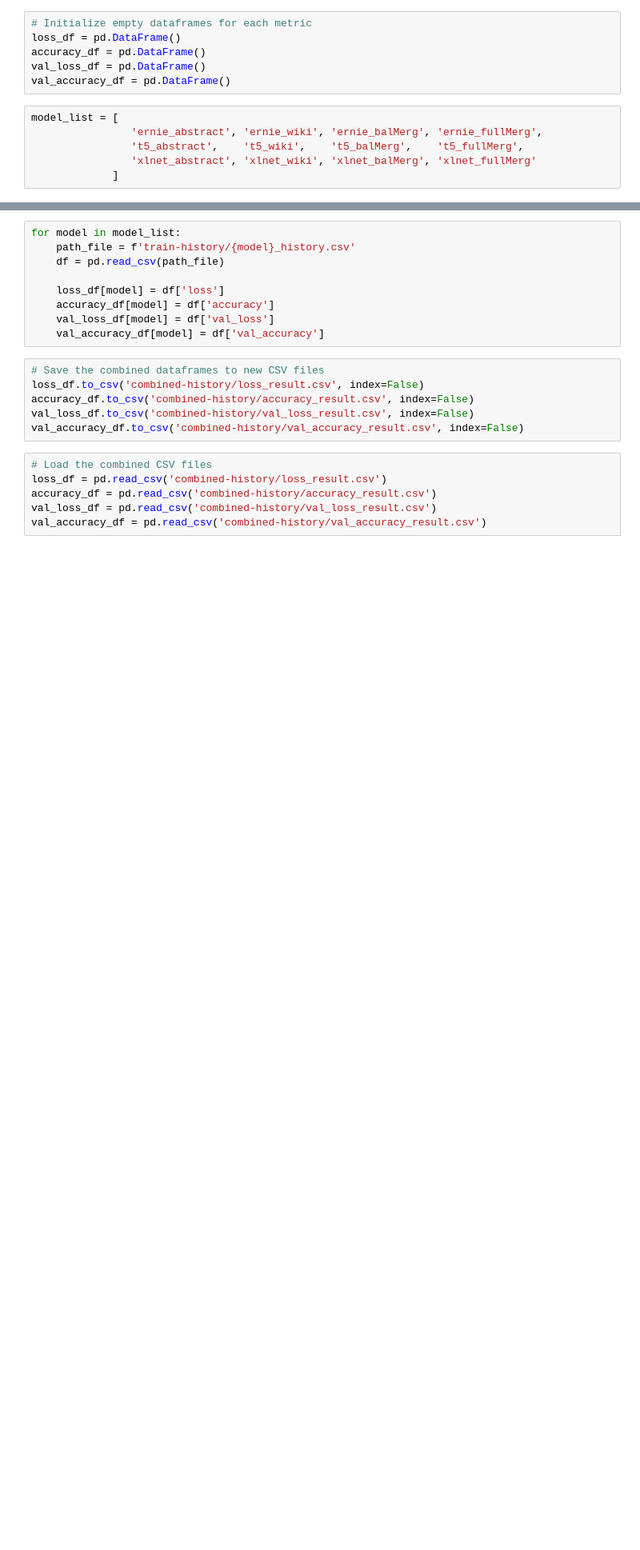
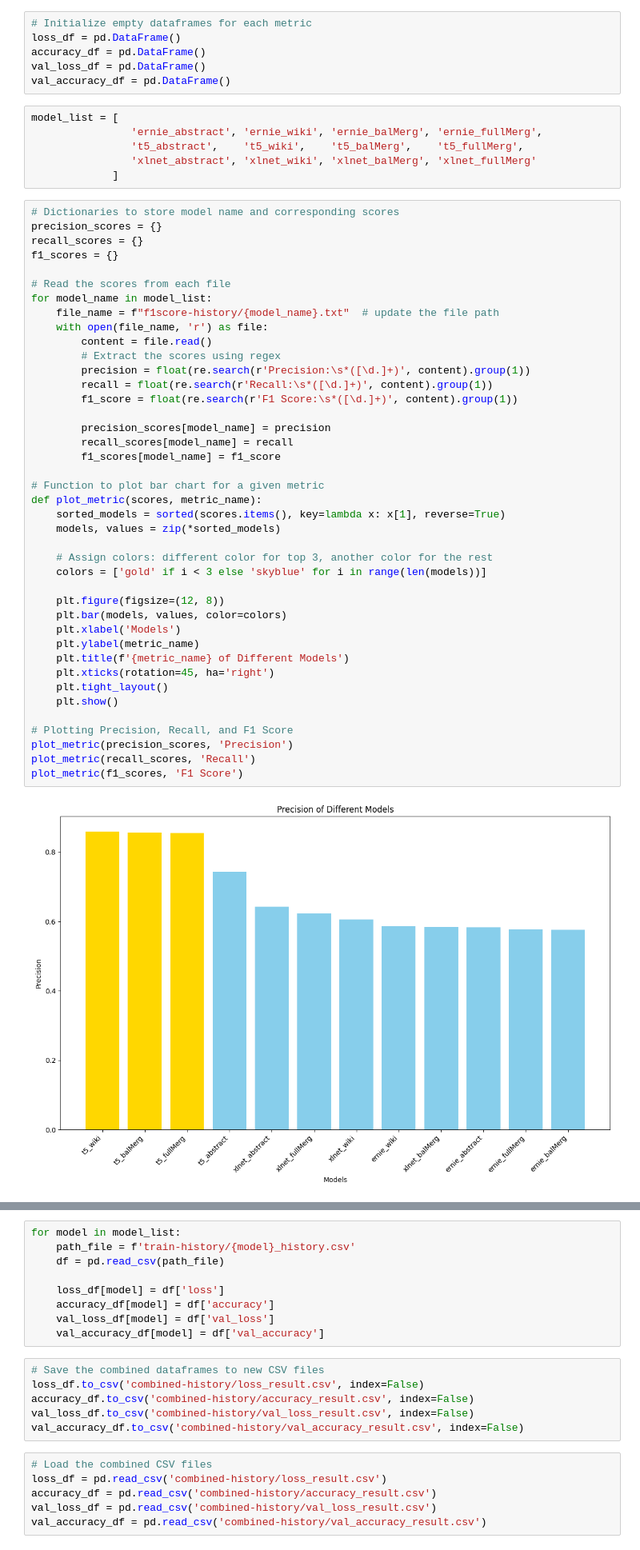
Before and after one commit to IhlasulMufti/Skripsi-Machine-vs-Human-Teks, a Jupyter notebook: Result_Analysis.ipynb, the cells around one changed output, grey strips where cells are left out. Shown at 80% size. Drawn from its saved outputs; the diff is of its cells as text; blank space fills up the shorter version.

Commit message:
visualize f1-score

```diff
--- a/Result_Analysis.ipynb
+++ b/Result_Analysis.ipynb
@@ -13,3 +16,46 @@ model_list = [
                 't5_abstract',    't5_wiki',    't5_balMerg',    't5_fullMerg',
                 'xlnet_abstract', 'xlnet_wiki', 'xlnet_balMerg', 'xlnet_fullMerg'
              ]
+# %%
+# Dictionaries to store model name and corresponding scores
+precision_scores = {}
+recall_scores = {}
+f1_scores = {}
+
+# Read the scores from each file
+for model_name in model_list:
+    file_name = f"f1score-history/{model_name}.txt"  # update the file path
+    with open(file_name, 'r') as file:
+        content = file.read()
+        # Extract the scores using regex
+        precision = float(re.search(r'Precision:\s*([\d.]+)', content).group(1))
+        recall = float(re.search(r'Recall:\s*([\d.]+)', content).group(1))
+        f1_score = float(re.search(r'F1 Score:\s*([\d.]+)', content).group(1))
+
+        precision_scores[model_name] = precision
+        recall_scores[model_name] = recall
+        f1_scores[model_name] = f1_score
+
+# Function to plot bar chart for a given metric
+def plot_metric(scores, metric_name):
+    sorted_models = sorted(scores.items(), key=lambda x: x[1], reverse=True)
+    models, values = zip(*sorted_models)
+
+    # Assign colors: different color for top 3, another color for the rest
+    colors = ['gold' if i < 3 else 'skyblue' for i in range(len(models))]
+
+    plt.figure(figsize=(12, 8))
+    plt.bar(models, values, color=colors)
+    plt.xlabel('Models')
+    plt.ylabel(metric_name)
+    plt.title(f'{metric_name} of Different Models')
+    plt.xticks(rotation=45, ha='right')
+    plt.tight_layout()
+    plt.show()
+
+# Plotting Precision, Recall, and F1 Score
+plot_metric(precision_scores, 'Precision')
+plot_metric(recall_scores, 'Recall')
+plot_metric(f1_scores, 'F1 Score')
+# %% [output]
+[figure, added]
```
Also changed, not shown: parts of 2 cells of this notebook, 1 other file.
